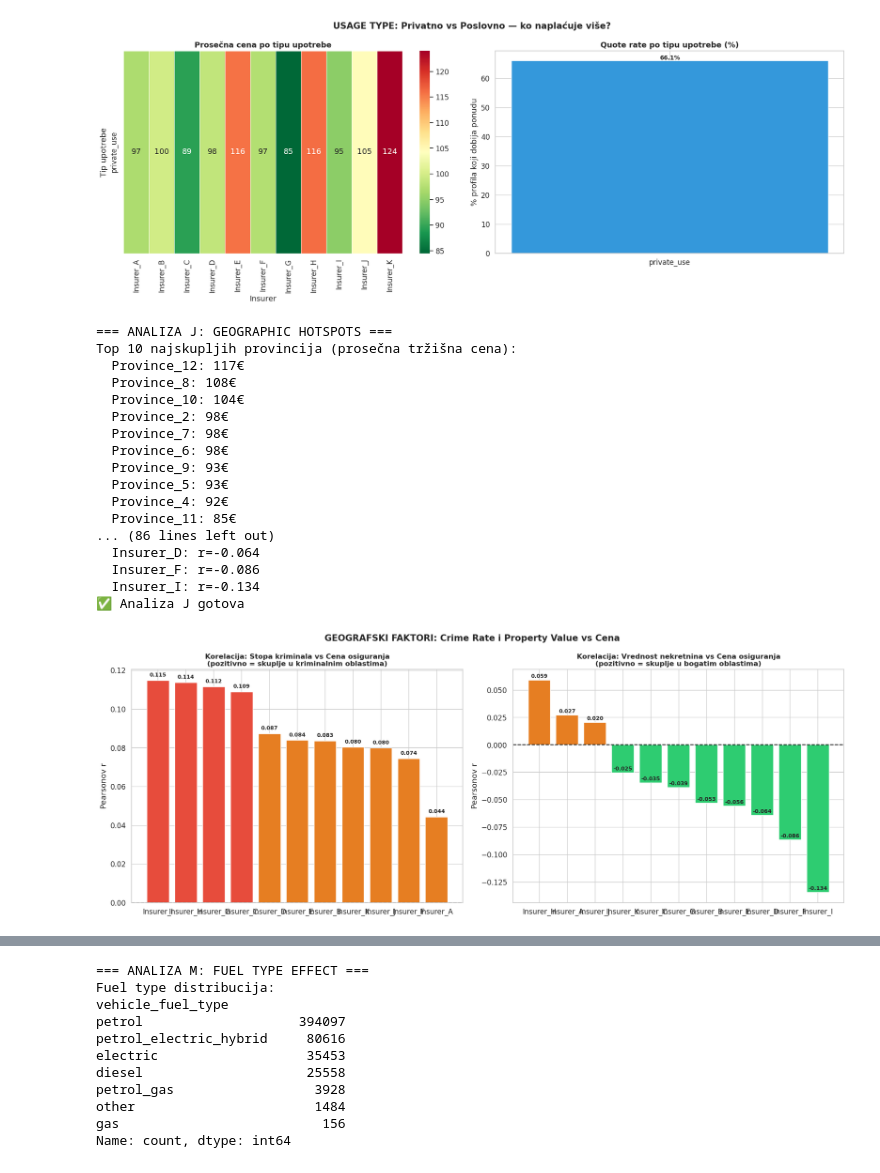
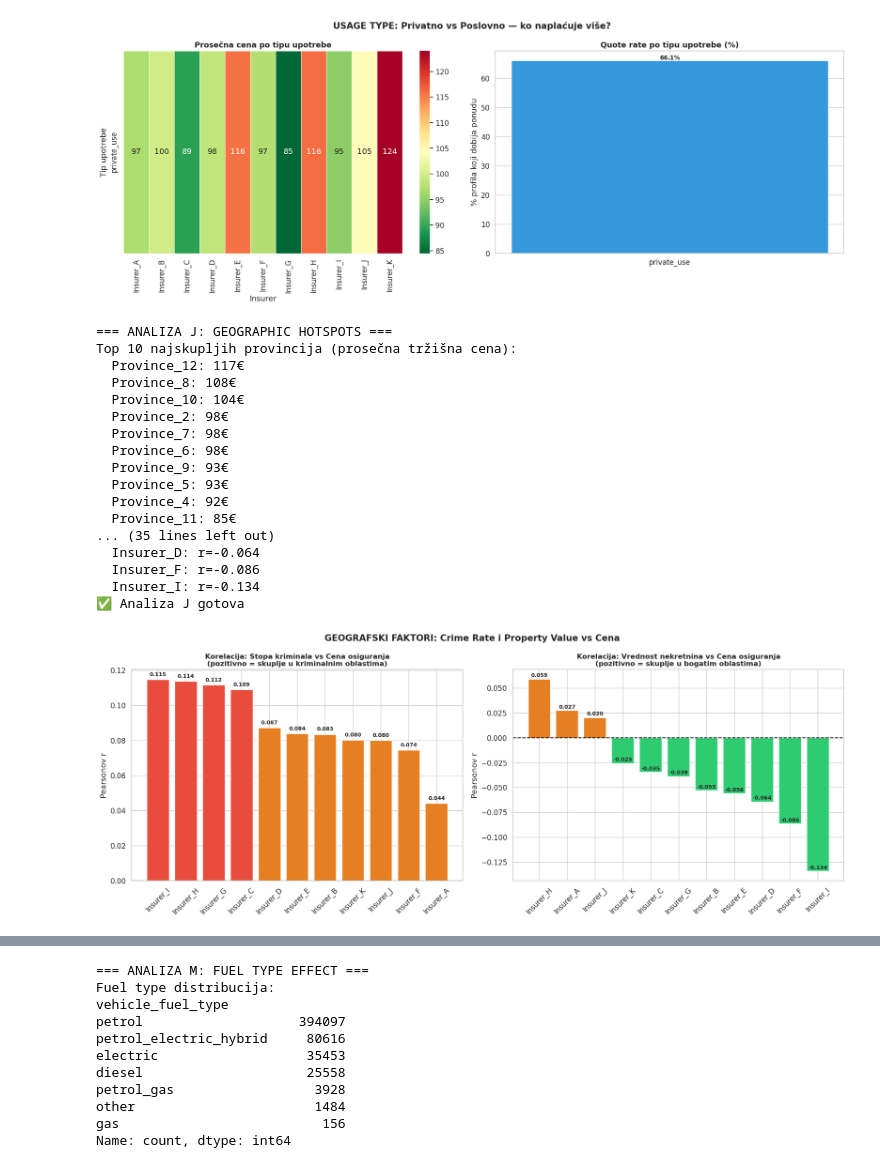
Before and after one commit to DimePetrovic/hackaton_qio_fbke, a Jupyter notebook: Manus.ipynb, the cells around one changed output, grey strips where cells are left out. Drawn from its saved outputs; the diff is of its cells as text; code cells hidden in the pictures.

Commit message:
feat: Rest of graphs

```diff
--- a/Manus.ipynb
+++ b/Manus.ipynb
@@ -787,39 +805,0 @@ Efekat defekta na cenu (% skuplje):
-# %%
-
-# ============================================================
-# ANALIZA I — USAGE TYPE (Private vs Business vs Other)
-# ============================================================
-print("=== ANALIZA I: USAGE TYPE ANALIZA ===")
-
-print("Usage type distribucija:")
-print(df['usage'].value_counts())
-
-usage_prices = df.groupby('usage')[insurer_cols].mean()
-usage_prices.columns = [c.replace('_price', '') for c in usage_prices.columns]
-usage_quote = df.groupby('usage')[insurer_cols].apply(
-    lambda x: x.notnull().mean() * 100).mean(axis=1)
-
-fig, axes = plt.subplots(1, 2, figsize=(18, 7))
-
-sns.heatmap(usage_prices, annot=True, fmt='.0f', cmap='RdYlGn_r',
-            linewidths=0.5, ax=axes[0])
-axes[0].set_title('Prosečna cena po tipu upotrebe', fontsize=13, fontweight='bold')
-axes[0].set_xlabel('Insurer')
-axes[0].set_ylabel('Tip upotrebe')
-
-axes[1].bar(usage_quote.index.astype(str), usage_quote.values, color='#3498db', edgecolor='white')
-axes[1].set_title('Quote rate po tipu upotrebe (%)', fontsize=13, fontweight='bold')
-axes[1].set_ylabel('% profila koji dobija ponudu')
-for i, v in enumerate(usage_quote.values):
-    axes[1].text(i, v + 0.3, f'{v:.1f}%', ha='center', fontsize=10, fontweight='bold')
-
-plt.suptitle('USAGE TYPE: Privatno vs Poslovno — ko naplaćuje više?', fontsize=15, fontweight='bold')
-plt.tight_layout()
-plt.savefig('plots/I_usage_type.png', dpi=150, bbox_inches='tight')
-
-
-print("\nProsečna cena po usage tipu:")
-print(usage_prices.round(0).to_string())
-print("\nQuote rate po usage tipu:")
-print(usage_quote.round(1))
-print("✅ Analiza I gotova\n")
@@ -941,6 +902,7 @@ axes[0].bar(crime_corr_s.index, crime_corr_s.values, color=colors_cr, edgecolor=
 axes[0].axhline(0, color='black', linewidth=1.5, linestyle='--')
 axes[0].set_title('Korelacija: Stopa kriminala vs Cena osiguranja\n(pozitivno = skuplje u kriminalnim oblastima)',
                   fontsize=12, fontweight='bold')
+axes[0].tick_params(axis='x', rotation=45)
 axes[0].set_ylabel('Pearsonov r')
 for i, v in enumerate(crime_corr_s.values):
     axes[0].text(i, v + 0.002, f'{v:.3f}', ha='center', fontsize=9, fontweight='bold')
@@ -951,6 +913,7 @@ axes[1].bar(prop_corr_s.index, prop_corr_s.values, color=colors_pr, edgecolor='w
 axes[1].axhline(0, color='black', linewidth=1.5, linestyle='--')
 axes[1].set_title('Korelacija: Vrednost nekretnina vs Cena osiguranja\n(pozitivno = skuplje u bogatim oblastima)',
                   fontsize=12, fontweight='bold')
+axes[1].tick_params(axis='x', rotation=45)
 axes[1].set_ylabel('Pearsonov r')
 for i, v in enumerate(prop_corr_s.values):
     axes[1].text(i, v + 0.002, f'{v:.3f}', ha='center', fontsize=9, fontweight='bold')
@@ -966,35 +929,35 @@ for prov, val in top_expensive.items():
 
 print("\nTop 10 najjeftinijih provincija:")
 for prov, val in top_cheap.items():
     print(f"  {prov}: {val:.0f}€")
 
 print("\nKorelacija crime rate vs cena:")
 for ins, val in crime_corr_s.items():
     print(f"  {ins}: r={val:.3f}")
 
 print("\nKorelacija property value vs cena:")
 for ins, val in prop_corr_s.items():
     print(f"  {ins}: r={val:.3f}")
 print("✅ Analiza J gotova\n")
 # %% [output]
 === ANALIZA J: GEOGRAPHIC HOTSPOTS ===
 Top 10 najskupljih provincija (prosečna tržišna cena):
   Province_12: 117€
   Province_8: 108€
   Province_10: 104€
   Province_2: 98€
   Province_7: 98€
   Province_6: 98€
   Province_9: 93€
   Province_5: 93€
   Province_4: 92€
   Province_11: 85€
-... (86 lines left out)
+... (35 lines left out)
   Insurer_D: r=-0.064
   Insurer_F: r=-0.086
   Insurer_I: r=-0.134
 ✅ Analiza J gotova
-[figure, old version]
+[figure, new version]
 # %%
 
 # ============================================================
```
Also changed, not shown: parts of 3 cells of this notebook, 3 other files.
